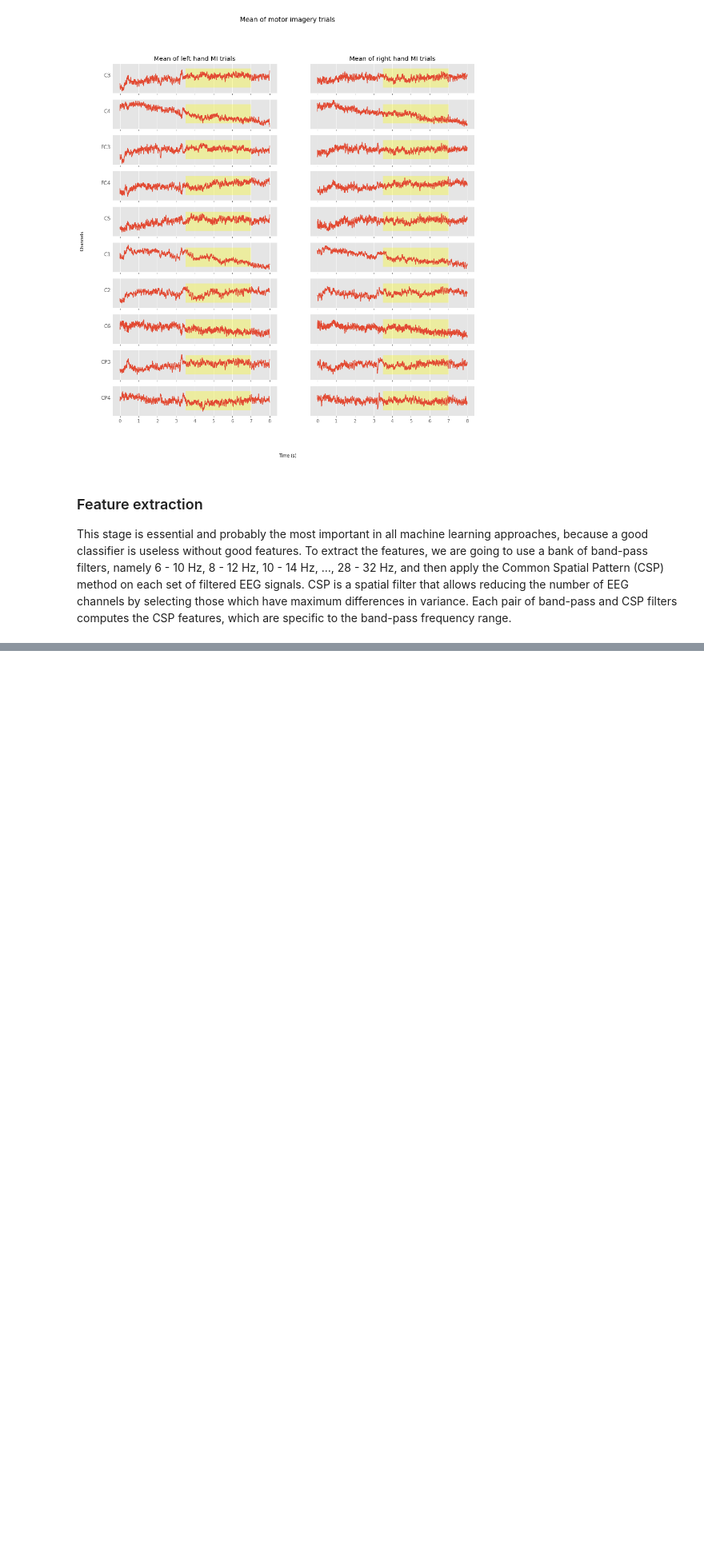
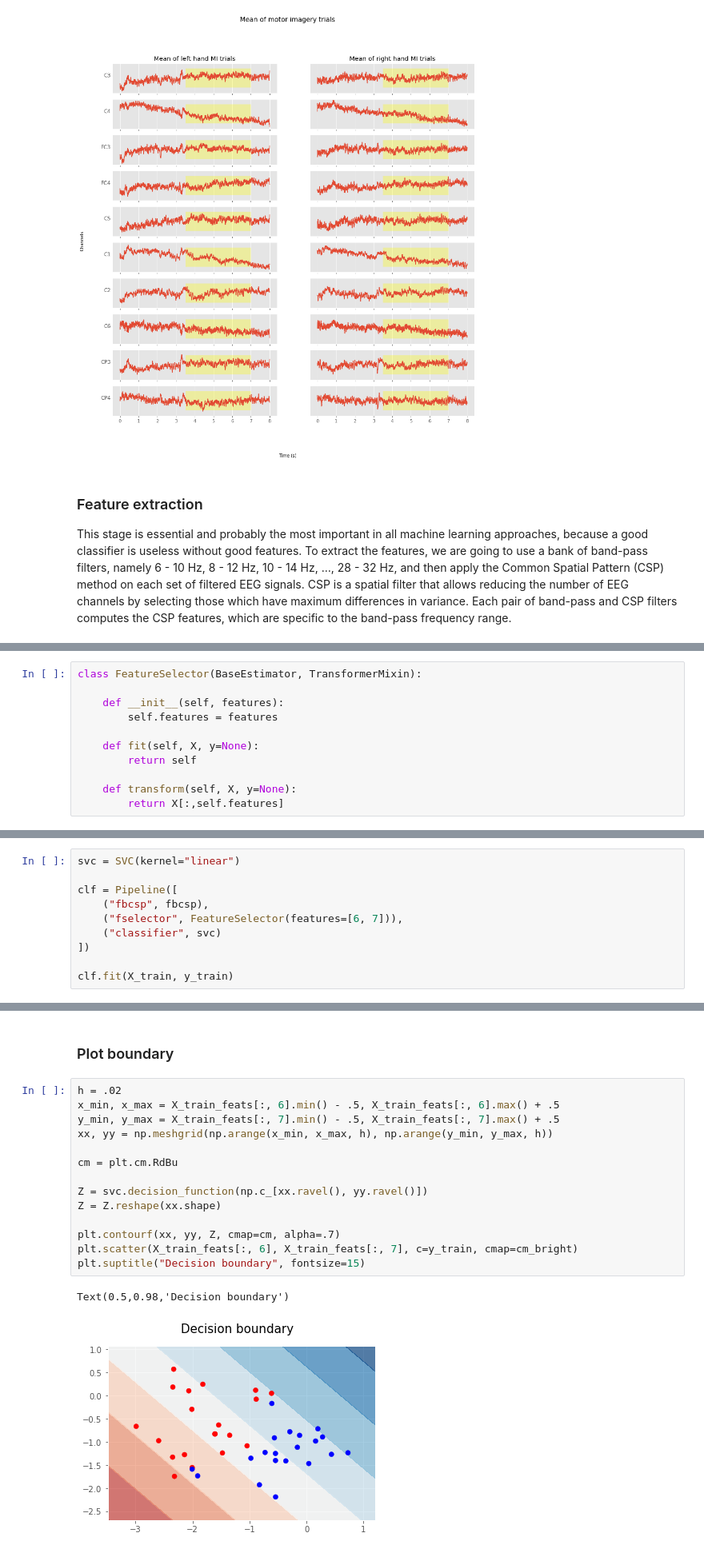
Before and after one commit to neurotechuoft/eeg-research, a Jupyter notebook: notebooks/Left and right EEG.ipynb, the cells around one changed output, grey strips where cells are left out. Shown at 80% size. Cells and saved outputs as stored; diff of their text form; blank space fills up the shorter version.

```diff
--- a/notebooks/Left and right EEG.ipynb
+++ b/notebooks/Left and right EEG.ipynb
@@ -244,0 +290,11 @@ plot_features(X_train_feats, y_train, bands)
+# %%
+class FeatureSelector(BaseEstimator, TransformerMixin):
+
+    def __init__(self, features):
+        self.features = features
+
+    def fit(self, X, y=None):
+        return self
+
+    def transform(self, X, y=None):
+        return X[:,self.features]
@@ -244,0 +304,10 @@ plot_features(X_train_feats, y_train, bands)
+# %%
+svc = SVC(kernel="linear")
+
+clf = Pipeline([
+    ("fbcsp", fbcsp),
+    ("fselector", FeatureSelector(features=[6, 7])),
+    ("classifier", svc)
+])
+
+clf.fit(X_train, y_train)
@@ -244,0 +332,19 @@ plot_features(X_train_feats, y_train, bands)
+# %% [markdown]
+### Plot boundary
+# %%
+h = .02
+x_min, x_max = X_train_feats[:, 6].min() - .5, X_train_feats[:, 6].max() + .5
+y_min, y_max = X_train_feats[:, 7].min() - .5, X_train_feats[:, 7].max() + .5
+xx, yy = np.meshgrid(np.arange(x_min, x_max, h), np.arange(y_min, y_max, h))
+
+cm = plt.cm.RdBu
+
+Z = svc.decision_function(np.c_[xx.ravel(), yy.ravel()])
+Z = Z.reshape(xx.shape)
+
+plt.contourf(xx, yy, Z, cmap=cm, alpha=.7)
+plt.scatter(X_train_feats[:, 6], X_train_feats[:, 7], c=y_train, cmap=cm_bright)
+plt.suptitle("Decision boundary", fontsize=15)
+# %% [output]
+Text(0.5,0.98,'Decision boundary')
+[figure, added]
```
Also changed, not shown: parts of 8 cells of this notebook.
